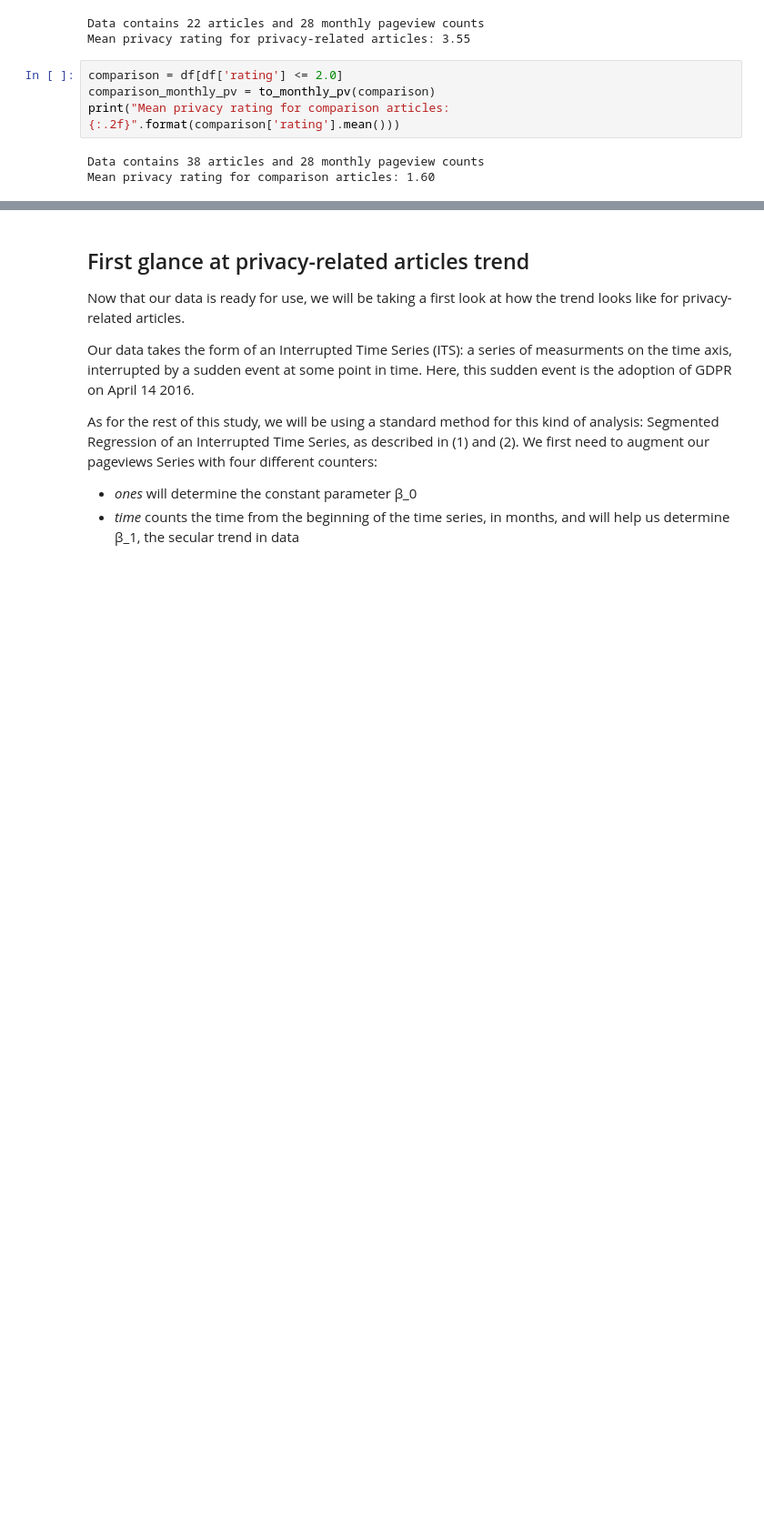
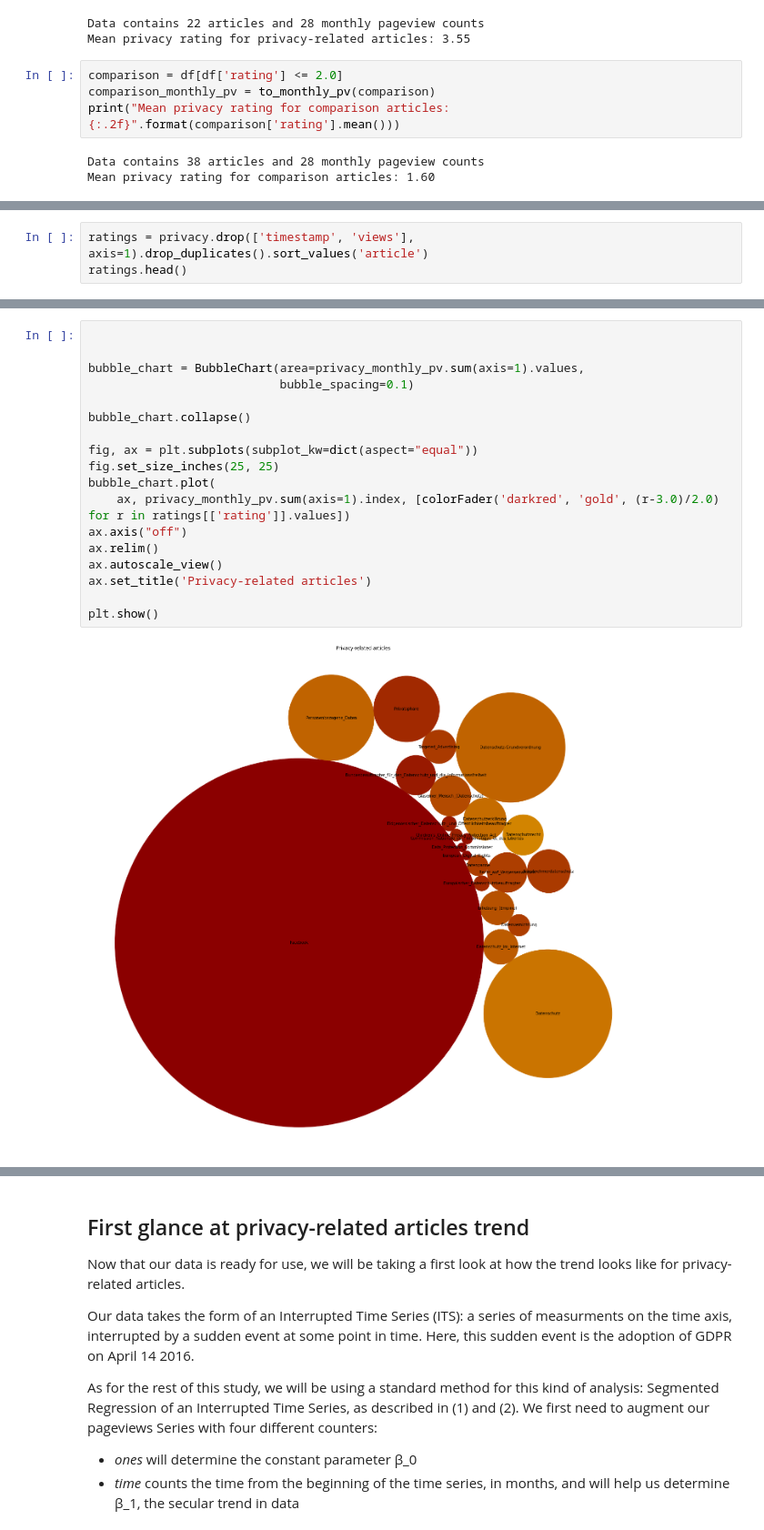
Before and after one commit to epfl-ada/ada-2020-project-milestone-p3-p3_2018, a Jupyter notebook: gdpr.ipynb, the cells around one changed output, grey strips where cells are left out. Shown: that part at 91% size. Saved outputs shown, nothing was run; the diff lists cells and outputs as text; blank space fills up the shorter version.

```diff
--- a/gdpr.ipynb
+++ b/gdpr.ipynb
@@ -278,0 +321,3 @@ Mean privacy rating for comparison articles: 1.60
+# %%
+ratings = privacy.drop(['timestamp', 'views'], axis=1).drop_duplicates().sort_values('article')
+ratings.head()
@@ -278,0 +331,20 @@ Mean privacy rating for comparison articles: 1.60
+# %%
+
+
+bubble_chart = BubbleChart(area=privacy_monthly_pv.sum(axis=1).values,
+                           bubble_spacing=0.1)
+
+bubble_chart.collapse()
+
+fig, ax = plt.subplots(subplot_kw=dict(aspect="equal"))
+fig.set_size_inches(25, 25)
+bubble_chart.plot(
+    ax, privacy_monthly_pv.sum(axis=1).index, [colorFader('darkred', 'gold', (r-3.0)/2.0) for r in ratings[['rating']].values])
+ax.axis("off")
+ax.relim()
+ax.autoscale_view()
+ax.set_title('Privacy-related articles')
+
+plt.show()
+# %% [output]
+[figure, added]
```
Also changed, not shown: parts of 13 cells of this notebook, 3 other files.
